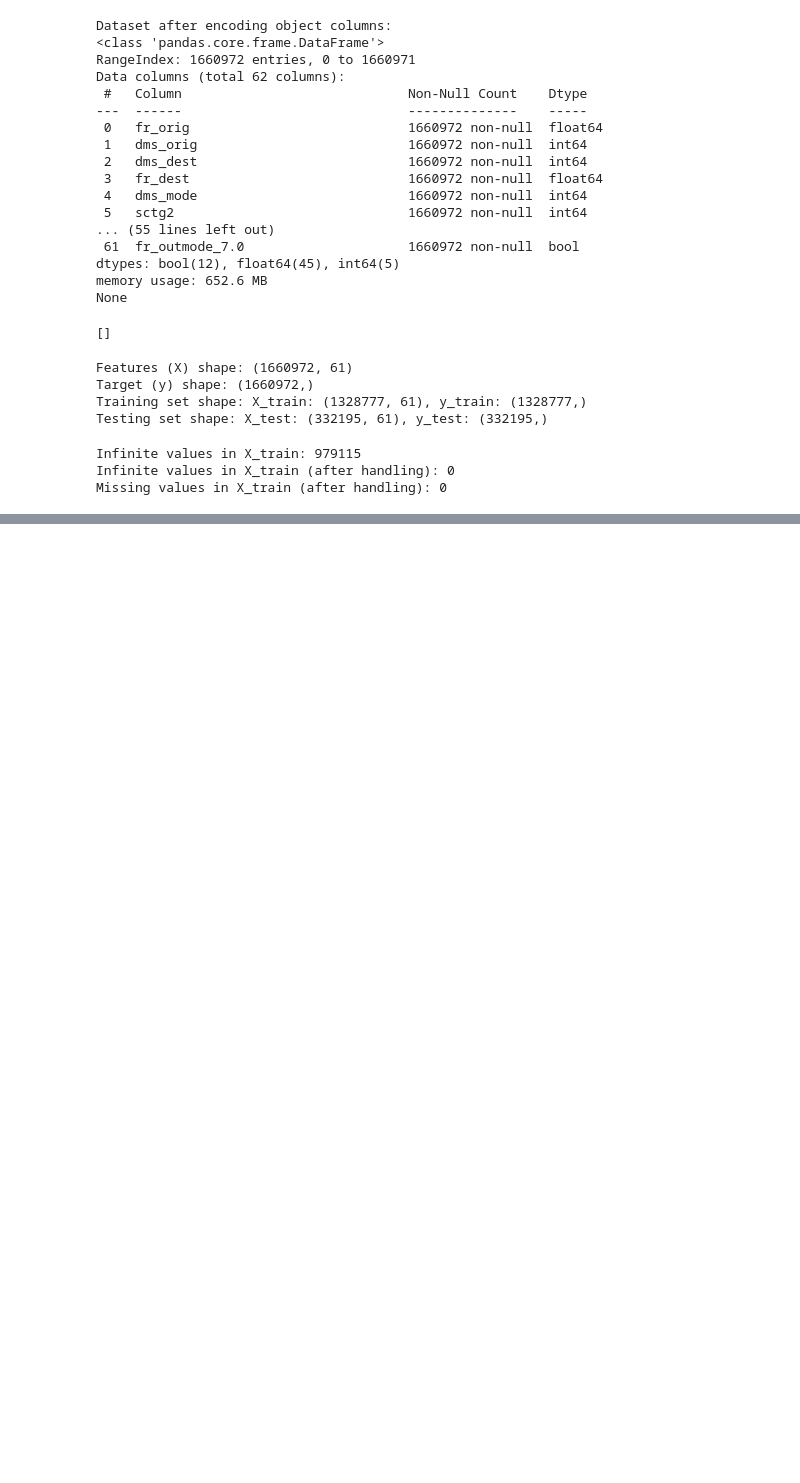
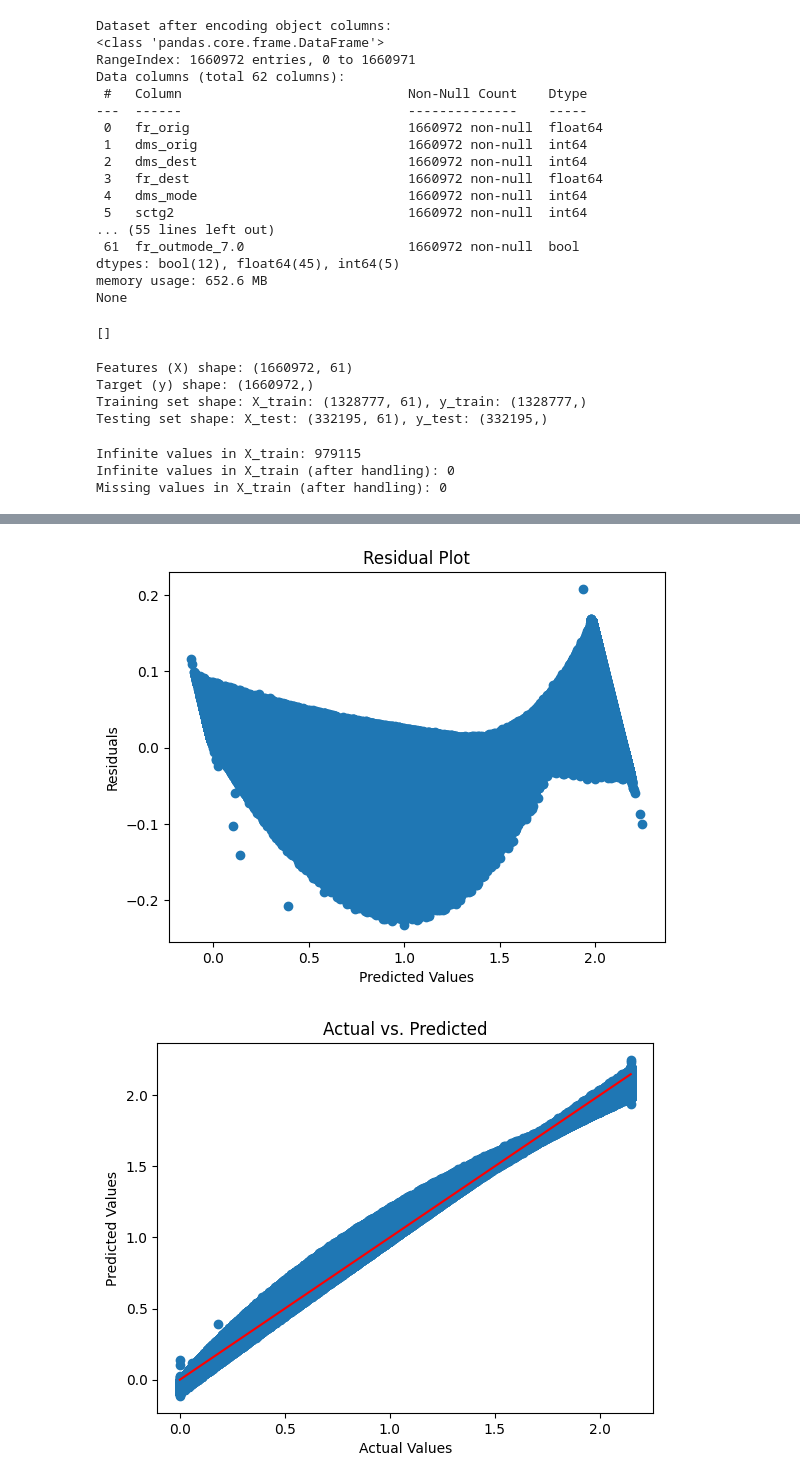
Before and after one commit to Om700-create/Freight_Analysis_Framework-, a Jupyter notebook: notebooks/04_modeling.ipynb, the cells around one changed output, grey strips where cells are left out. Drawn from its saved outputs; the diff is of its cells as text; code cells hidden in the pictures; blank space fills up the shorter version.

```diff
--- a/notebooks/04_modeling.ipynb
+++ b/notebooks/04_modeling.ipynb
@@ -181,0 +444,25 @@ Linear Regression R²: 0.9948
+# %%
+import matplotlib.pyplot as plt
+
+# ... (Your code for model training and prediction) ...
+
+# Residual Plot
+residuals = y_test - y_pred_ridge
+plt.scatter(y_pred_ridge, residuals)
+plt.xlabel("Predicted Values")
+plt.ylabel("Residuals")
+plt.title("Residual Plot")
+plt.show()
+
+# Actual vs. Predicted Plot
+plt.scatter(y_test, y_pred_ridge)
+plt.plot([min(y_test), max(y_test)], [min(y_test), max(y_test)], color='red')  # Diagonal line
+plt.xlabel("Actual Values")
+plt.ylabel("Predicted Values")
+plt.title("Actual vs. Predicted")
+plt.show()
+
+# ... (Code for Feature Importance Plot - if applicable) ...
+# %% [output]
+[figure, added]
+[figure, added]
```
Also changed, not shown: parts of 13 cells of this notebook, 1 other file.
